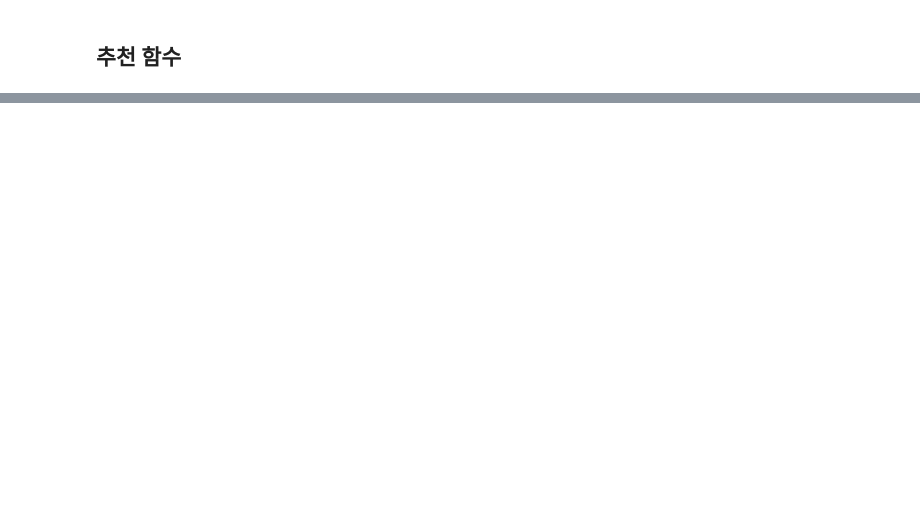
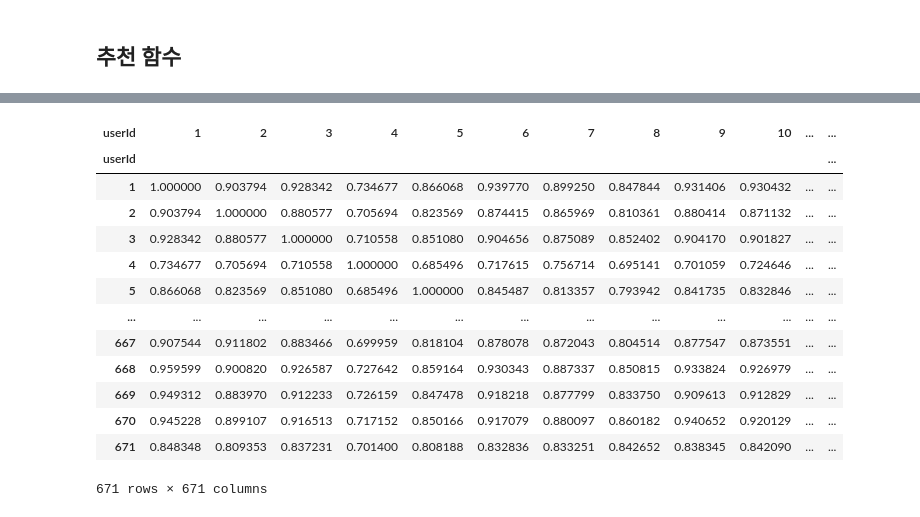
Before and after one commit to walker0625/machine-learning, a Jupyter notebook: theory/5. recommend_system.ipynb, the cells around one changed output, grey strips where cells are left out. Saved outputs shown, nothing was run; the diff lists cells and outputs as text; code cells hidden in the pictures; blank space fills up the shorter version.

```diff
--- a/theory/5. recommend_system.ipynb
+++ b/theory/5. recommend_system.ipynb
@@ -281,0 +290,27 @@ recommend_movies(df, keyword_sim_sorted, 'Superman', 5)
+# %%
+mr = pd.merge(movies, ratings, on='movieId')
+# %%
+title_user = mr.pivot_table(index='userId', columns='title', values='rating') # index가 행
+# %%
+title_user.fillna(-1, inplace=True)
+# %%
+user_based_result = cosine_similarity(title_user, title_user)
+# %%
+# 협업 필터링(유저 베이스 필터링)
+user_based_df = pd.DataFrame(user_based_result, index=title_user.index, columns=title_user.index)
+user_based_df
+# %% [output]
+| userId | 1 | 2 | 3 | 4 | 5 | 6 | 7 | 8 | 9 | 10 | ... | ... |
+| userId |  |  |  |  |  |  |  |  |  |  |  | ... |
+| 1 | 1.000000 | 0.903794 | 0.928342 | 0.734677 | 0.866068 | 0.939770 | 0.899250 | 0.847844 | 0.931406 | 0.930432 | ... | ... |
+| 2 | 0.903794 | 1.000000 | 0.880577 | 0.705694 | 0.823569 | 0.874415 | 0.865969 | 0.810361 | 0.880414 | 0.871132 | ... | ... |
+| 3 | 0.928342 | 0.880577 | 1.000000 | 0.710558 | 0.851080 | 0.904656 | 0.875089 | 0.852402 | 0.904170 | 0.901827 | ... | ... |
+| 4 | 0.734677 | 0.705694 | 0.710558 | 1.000000 | 0.685496 | 0.717615 | 0.756714 | 0.695141 | 0.701059 | 0.724646 | ... | ... |
+| 5 | 0.866068 | 0.823569 | 0.851080 | 0.685496 | 1.000000 | 0.845487 | 0.813357 | 0.793942 | 0.841735 | 0.832846 | ... | ... |
+| ... | ... | ... | ... | ... | ... | ... | ... | ... | ... | ... | ... | ... |
+| 667 | 0.907544 | 0.911802 | 0.883466 | 0.699959 | 0.818104 | 0.878078 | 0.872043 | 0.804514 | 0.877547 | 0.873551 | ... | ... |
+| 668 | 0.959599 | 0.900820 | 0.926587 | 0.727642 | 0.859164 | 0.930343 | 0.887337 | 0.850815 | 0.933824 | 0.926979 | ... | ... |
+| 669 | 0.949312 | 0.883970 | 0.912233 | 0.726159 | 0.847478 | 0.918218 | 0.877799 | 0.833750 | 0.909613 | 0.912829 | ... | ... |
+| 670 | 0.945228 | 0.899107 | 0.916513 | 0.717152 | 0.850166 | 0.917079 | 0.880097 | 0.860182 | 0.940652 | 0.920129 | ... | ... |
+| 671 | 0.848348 | 0.809353 | 0.837231 | 0.701400 | 0.808188 | 0.832836 | 0.833251 | 0.842652 | 0.838345 | 0.842090 | ... | ... |
+671 rows × 671 columns
```
Also changed, not shown: parts of 14 cells of this notebook, 5 other files.
